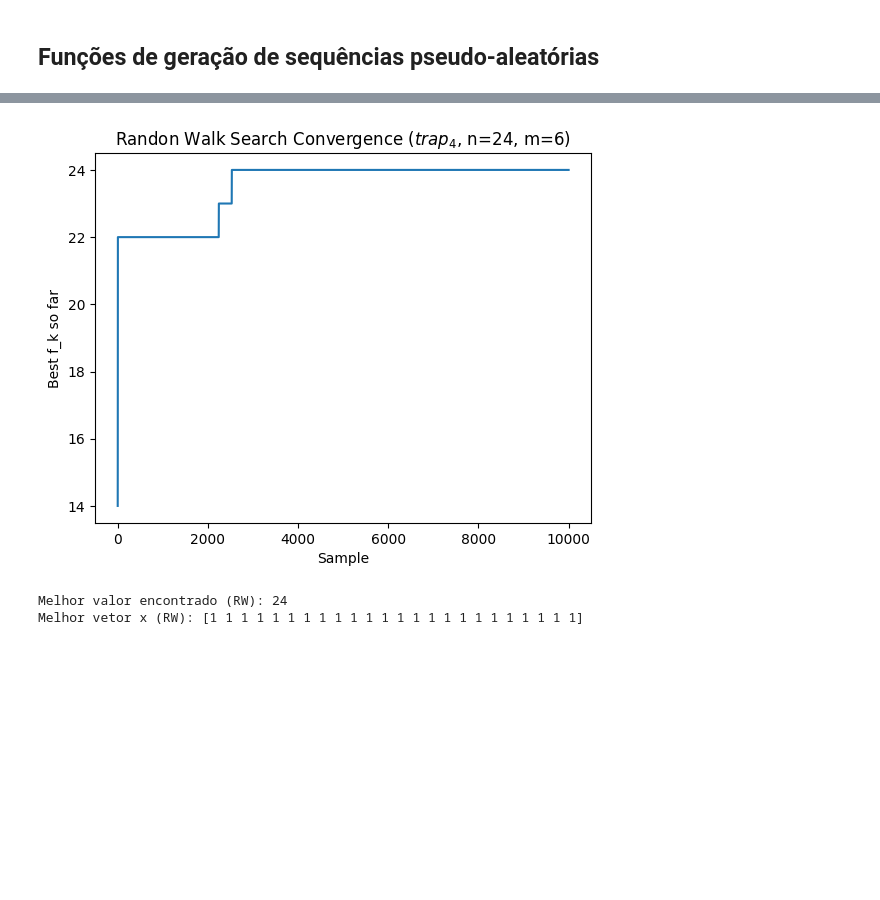
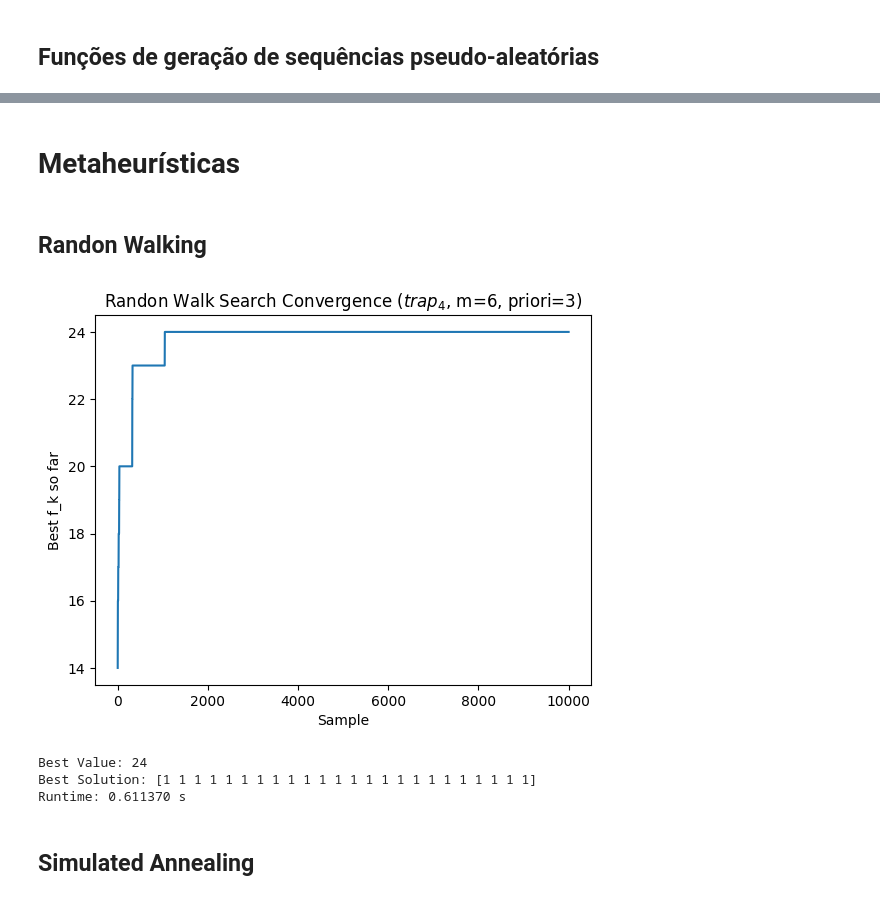
Before and after one commit to JunioCesarFerreira/studies-of-evolutionary-algorithms, a Jupyter notebook: exercises/4-metaheuristics-comp.ipynb, the cells around one changed output, grey strips where cells are left out. Drawn from its saved outputs; the diff is of its cells as text; code cells hidden in the pictures; blank space fills up the shorter version.

```diff
--- a/exercises/4-metaheuristics-comp.ipynb
+++ b/exercises/4-metaheuristics-comp.ipynb
@@ -57,5 +67,10 @@ g[5]=[1 1 1 1 1 1 1 1 1 1 1 1 1 1 1 1 1 1 1 1 1 1 1 1]
+# %% [markdown]
+# Metaheurísticas
+# %% [markdown]
+## Randon Walking
 # %%
 import matplotlib.pyplot as plt
+import time
 
 def random_search(n: int, k: int,
     priori_level = 0,
@@ -66,15 +81,19 @@ def random_search(n: int, k: int,
     if seed is not None:
         np.random.seed(seed)
 
-    m = n // k
+    p = k * priori_level
 
-    best_value = -np.inf
-    best_x = None
-    history = []
+    # solução inicial
+    x = generate_item(n, p)
+
+    best_value = f_k(x, k)
+    best_x = x.copy()
+    history = [best_value]
 
     for _ in range(1, iterations + 1):
-        # gera vetor binário aleatório
-        x = generate_item(n, priori_level*m)
+        # escolhe índice para flip
+        i = np.random.randint(p, n)
+        x[i] ^= 1  # flip bit
 
         value = f_k(x, k)
 
@@ -86,24 +105,37 @@ def random_search(n: int, k: int,
         history.append(best_value)
 
     return best_x, best_value, history
-
-# exemplo de uso
-best_solution, best_score, hist = random_search(N, K, priori_level=2, seed=42)
-
-# Plot convergence
-plt.figure()
-plt.plot(hist)
-plt.xlabel("Sample")
-plt.ylabel("Best f_k so far")
-plt.title(f"Randon Walk Search Convergence ($trap_{K}$, n={N}, m={M})")
-plt.show()
-
-print(f"Melhor valor encontrado (RW): {best_score}")
-print(f"Melhor vetor x (RW): {best_solution}")
-# %% [output]
-[figure, removed]
-Melhor valor encontrado (RW): 24
-Melhor vetor x (RW): [1 1 1 1 1 1 1 1 1 1 1 1 1 1 1 1 1 1 1 1 1 1 1 1]
+# %%
+# Parameters
+K=4
+M=6
+N=K*M
+PRIORI = 3
+
+# Running
+start = time.perf_counter()
+best_solution, best_score, hist = random_search(N, K, priori_level=PRIORI, seed=42)
+end = time.perf_counter()
+
+# Plot convergence
+plt.figure()
+plt.plot(hist)
+plt.xlabel("Sample")
+plt.ylabel("Best f_k so far")
+plt.title(f"Randon Walk Search Convergence ($trap_{K}$, m={M}, priori={PRIORI})")
+plt.show()
+
+# Print results
+print(f"Best Value: {best_score}")
+print(f"Best Solution: {best_solution}")
+print(f"Runtime: {end - start:.6f} s")
+# %% [output]
+[figure, added]
+Best Value: 24
+Best Solution: [1 1 1 1 1 1 1 1 1 1 1 1 1 1 1 1 1 1 1 1 1 1 1 1]
+Runtime: 0.611370 s
+# %% [markdown]
+## Simulated Annealing
 # %%
 import numpy as np
 import matplotlib.pyplot as plt
```
Also changed, not shown: parts of 23 cells of this notebook.
